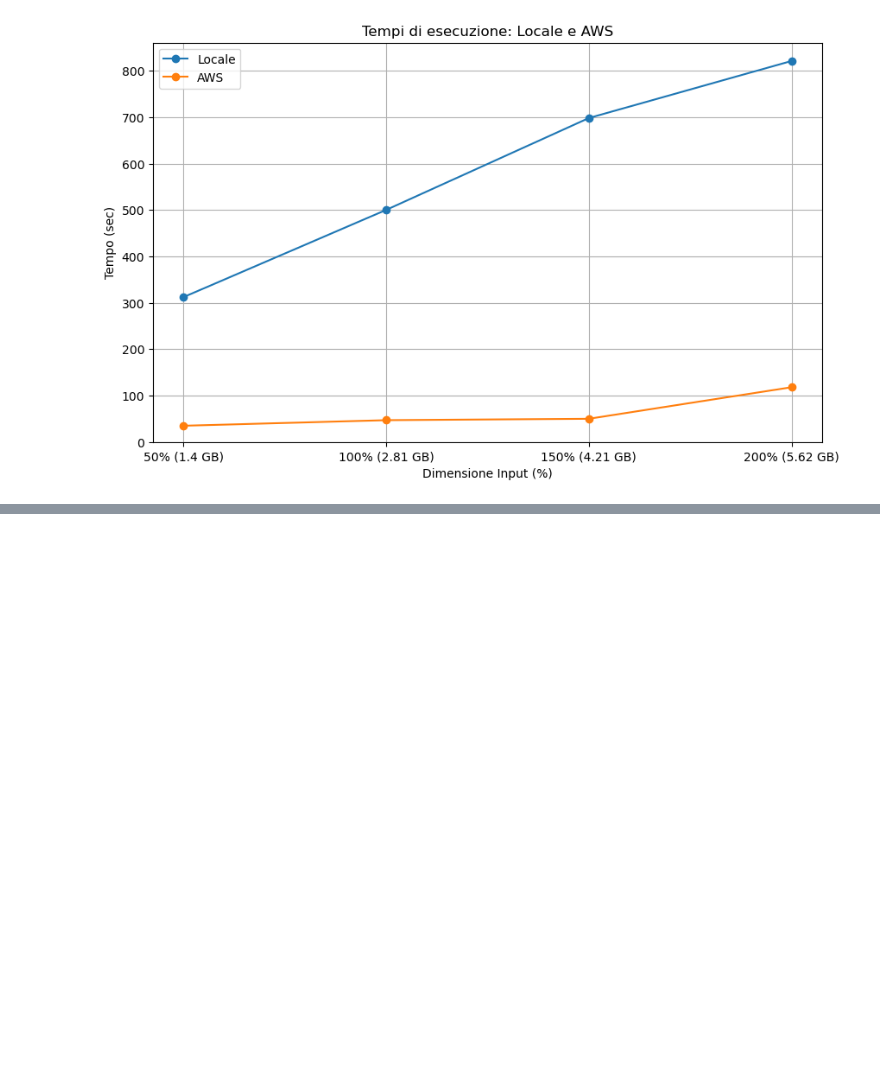
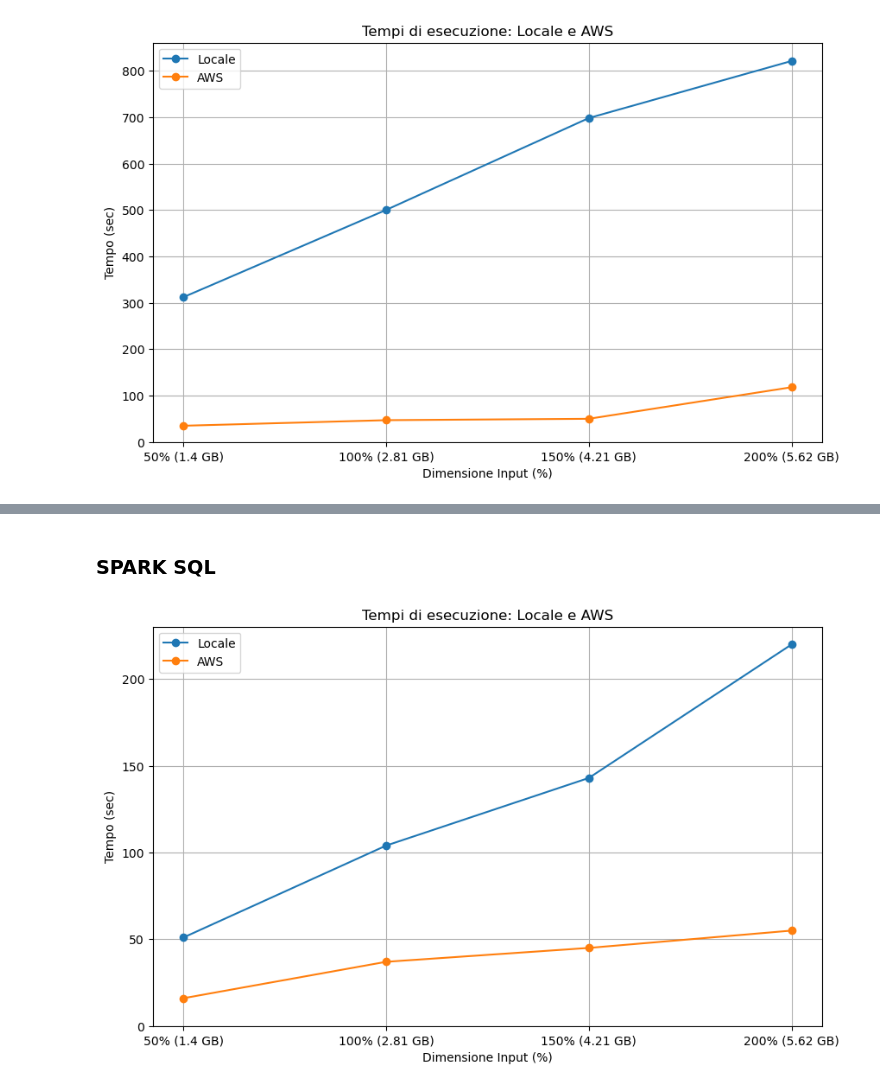
Before and after one commit to FabLetizia/Big-Data-Project, a Jupyter notebook: results/graphicals.ipynb, the cells around one changed output, grey strips where cells are left out. Cells and saved outputs as stored; diff of their text form; code cells hidden in the pictures; blank space fills up the shorter version.

```diff
--- a/results/graphicals.ipynb
+++ b/results/graphicals.ipynb
@@ -227,0 +304,25 @@ plt.show()
+# %% [markdown]
+### SPARK SQL
+# %%
+'''
+tempo esecuzione:
+LOCALE:
+50%: 51 sec
+100%: 104 sec
+150%: 143 sec
+200%: 220 sec
+
+AWS:
+ 50%: 16 sec
+ 100%: 37 sec
+ 150%: 45 sec
+ 200%: 55 sec
+ '''
+
+tempi_locale = [51, 104, 143, 220]
+tempi_aws = [16, 37, 45, 55]
+
+plt = generate_graphical(tempi_locale, tempi_aws)
+plt.show()
+# %% [output]
+[figure, added]
```
Also changed, not shown: parts of 9 cells of this notebook, 1 other file.
